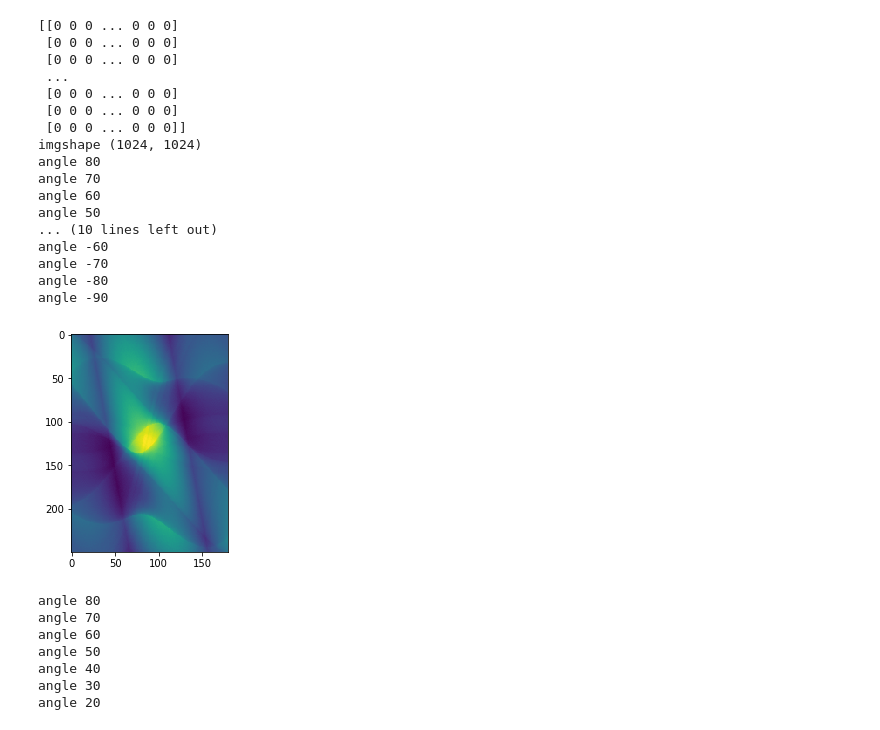
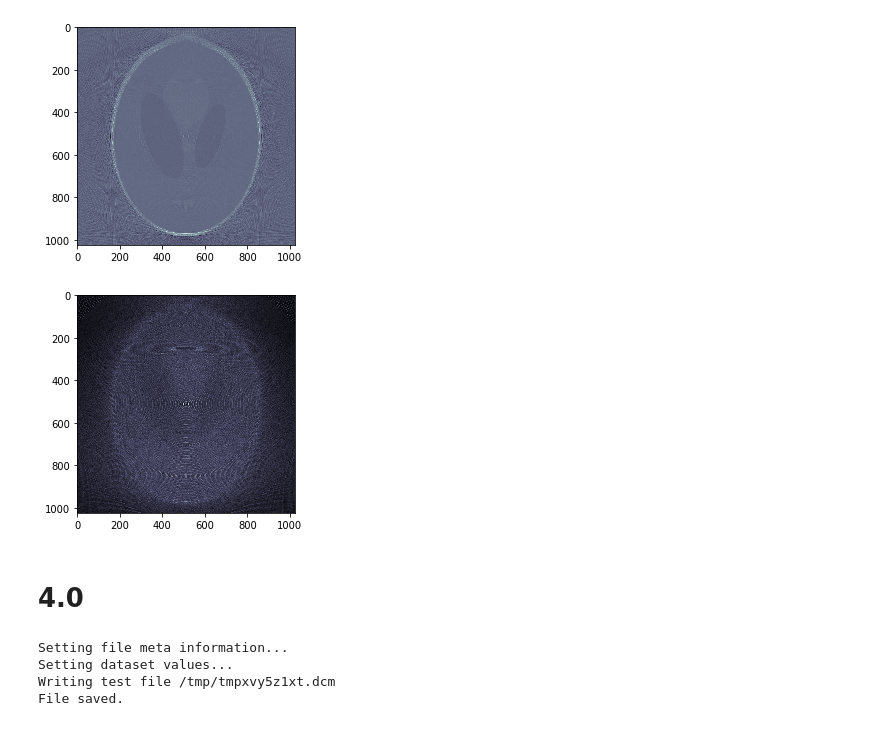
Before and after one commit to jedlin21/tomograf, a Jupyter notebook: Projekt-Tomograf.ipynb, the cells around one changed output. Cells and saved outputs as stored; diff of their text form; code cells hidden in the pictures.

```diff
--- a/Projekt-Tomograf.ipynb
+++ b/Projekt-Tomograf.ipynb
@@ -8,6 +10,6 @@ from pydicom.data import get_testdata_files
 # %%
 alfa = 1
-n = 250
+n = 150
 l = 90
 # %%
 """
@@ -116,16 +110,13 @@ def inverseRadon_iwn(radon, shape, alfa, n, l, R):
 # %%
-def projekt1(file, alfa, n, l):
+def projekt1(file, alfa, n, l,gifFlag, filter):
     img = plt.imread(file)
     img_gray = img[...,0]
-    print(img_gray)
-    plt.imshow(img_gray)
-    print(f"imgshape {img_gray.shape}")
-    R = (max(img_gray.shape)/2)*2**.5+10
-    radon = radon_iwm(img_gray, alfa, n, l, R)
-    plt.imshow(radon, cmap=plt.cm.bone)
-    plt.show()
-    iradon = inverseRadon_iwn(radon, img_gray.shape, alfa, n, l, R)
-    print(iradon)
-    plt.imshow(iradon, cmap=plt.cm.bone)
-    plt.show()
+    #plt.imshow(img_gray)
+    R = (max(img_gray.shape))*2**.5+10
+    radon = radon_iwm(img_gray, alfa, n, l, R, gifFlag, filter)
+    #plt.imshow(radon, cmap=plt.cm.bone)
+    #plt.show()
+    iradon = inverseRadon_iwn(radon, img_gray.shape, alfa, n, l, R, gifFlag, filter)
+    #plt.imshow(iradon, cmap=plt.cm.bone)
+    #plt.show()
     return iradon
@@ -171,30 +123,16 @@ comments = "Pacjent przezyl"
 # %%
 
 #dataset = pydicom.dcmread(filename)
-projekt1("Shepp_logan.jpg", alfa, n, l)
+iradon = projekt1("Shepp_logan.jpg", alfa, n, l, gifFlag=False, filter=True)
+plt.imshow(iradon, cmap=plt.cm.bone)
+plt.show()
 # %% [output]
-[[0 0 0 ... 0 0 0]
- [0 0 0 ... 0 0 0]
- [0 0 0 ... 0 0 0]
- ...
- [0 0 0 ... 0 0 0]
- [0 0 0 ... 0 0 0]
- [0 0 0 ... 0 0 0]]
-imgshape (1024, 1024)
-angle 80
-angle 70
-angle 60
-angle 50
-... (10 lines left out)
-angle -60
-angle -70
-angle -80
-angle -90
-[figure, old version]
+[figure, new version]
-angle 80
-angle 70
-angle 60
-angle 50
-angle 40
-angle 30
-angle 20
+# %%
+iradon = projekt1("Shepp_logan.jpg", alfa, n, l, filter=False)
+plt.imshow(iradon, cmap=plt.cm.bone)
+plt.show()
+# %% [output]
+[figure, added]
+# %% [markdown]
+# 4.0
@@ -200,0 +194,7 @@ angle 20
+# %%
+write_dicom(iradon)
+# %% [output]
+Setting file meta information...
+Setting dataset values...
+Writing test file /tmp/tmpxvy5z1xt.dcm
+File saved.
```
Also changed, not shown: parts of 33 cells of this notebook, 21 other files.
